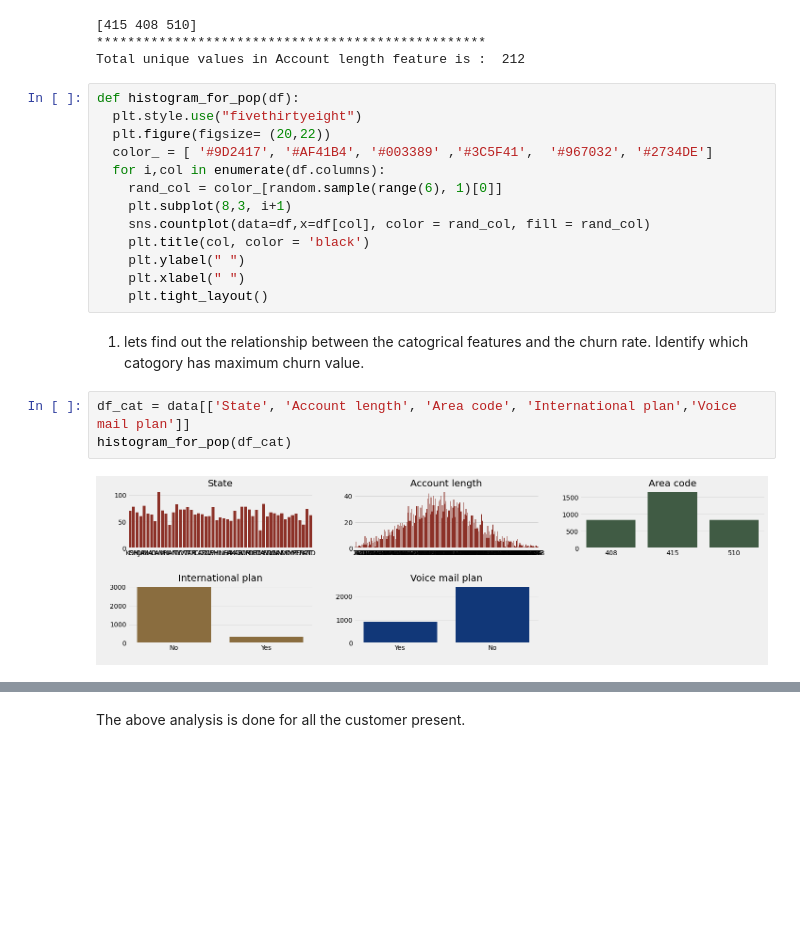
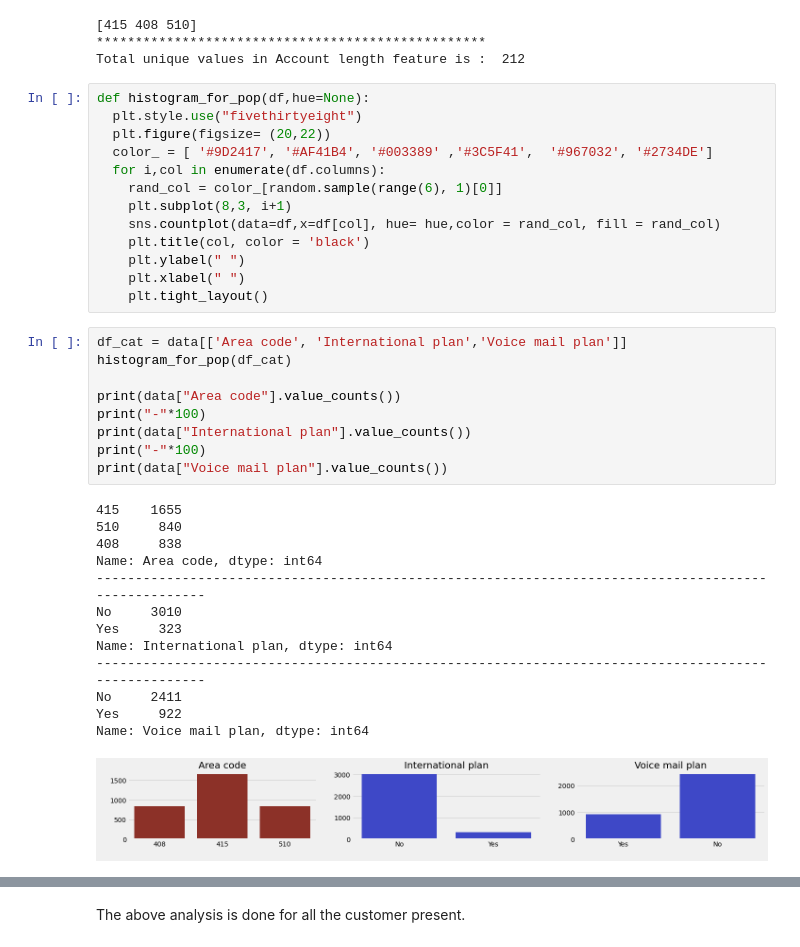
Before and after one commit to ad709kr/capstone_projects-EDA-on-Telecom-churn-analysis, a Jupyter notebook: Telecom_Churn_Analysis_Capstone_Project.ipynb, the cells around one changed output, grey strips where cells are left out. Drawn from its saved outputs; the diff is of its cells as text; blank space fills up the shorter version.

```diff
--- a/Telecom_Churn_Analysis_Capstone_Project.ipynb
+++ b/Telecom_Churn_Analysis_Capstone_Project.ipynb
@@ -122,22 +124,38 @@ print("Total unique values in Account length feature is : ",len(data['Account le
 **************************************************
 Total unique values in Account length feature is :  212
 # %%
-def histogram_for_pop(df):
+def histogram_for_pop(df,hue=None):
   plt.style.use("fivethirtyeight")
   plt.figure(figsize= (20,22))
   color_ = [ '#9D2417', '#AF41B4', '#003389' ,'#3C5F41',  '#967032', '#2734DE']
   for i,col in enumerate(df.columns):
     rand_col = color_[random.sample(range(6), 1)[0]]
     plt.subplot(8,3, i+1)
-    sns.countplot(data=df,x=df[col], color = rand_col, fill = rand_col)
+    sns.countplot(data=df,x=df[col], hue= hue,color = rand_col, fill = rand_col)
     plt.title(col, color = 'black')
     plt.ylabel(" ")
     plt.xlabel(" ")
     plt.tight_layout()
-# %% [markdown]
-1) lets find out the relationship between the catogrical features and the churn rate. Identify which catogory has maximum churn value.
 # %%
-df_cat = data[['State', 'Account length', 'Area code', 'International plan','Voice mail plan']]
+df_cat = data[['Area code', 'International plan','Voice mail plan']]
 histogram_for_pop(df_cat)
+
+print(data["Area code"].value_counts())
+print("-"*100)
+print(data["International plan"].value_counts())
+print("-"*100)
+print(data["Voice mail plan"].value_counts())
 # %% [output]
+415    1655
+510     840
+408     838
+Name: Area code, dtype: int64
+----------------------------------------------------------------------------------------------------
+No     3010
+Yes     323
+Name: International plan, dtype: int64
+----------------------------------------------------------------------------------------------------
+No     2411
+Yes     922
+Name: Voice mail plan, dtype: int64
-[figure, old version]
+[figure, new version]
```
Also changed, not shown: parts of 11 cells of this notebook.
